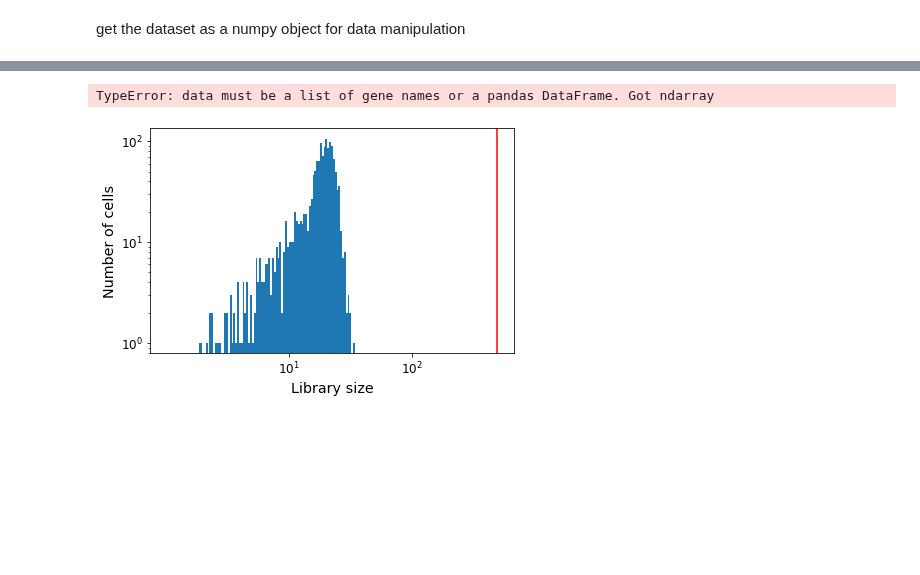
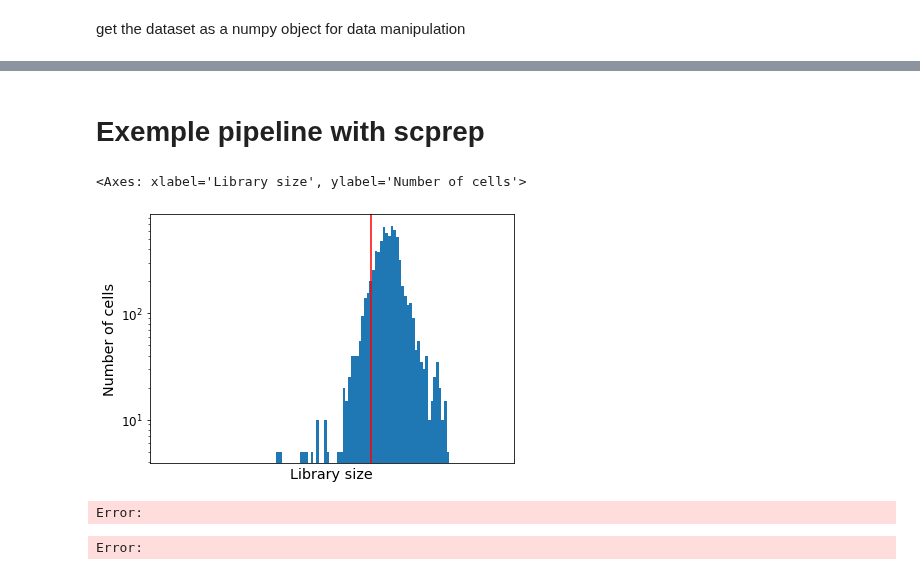
Before and after one commit to aygalic/biosequence_encoding, a Jupyter notebook: src/pipeline_0_data_analysis.ipynb, the cells around one changed output, grey strips where cells are left out. Cells and saved outputs as stored; diff of their text form; code cells hidden in the pictures; blank space fills up the shorter version.

Commit message:
streamline data analysis

```diff
--- a/src/pipeline_0_data_analysis.ipynb
+++ b/src/pipeline_0_data_analysis.ipynb
@@ -81,12 +73,0 @@ def get_names(filename, path = absolute_path):
-# %%
-# here we open a single file passed as "filename" we return a lit of the values names.
-def get_names(filename, path = absolute_path):
-    names = pd.read_csv(os.path.join(path,filename), sep='\t')
-    return [n.split(".")[0] for n in names.Name]
-
-entries = os.listdir(absolute_path)
-entry = entries[17] # "transripts"
-print(entry)
-print(entries[16]) # "genes"
-print(get_names(entry))
-print(len(get_names(entry)))
@@ -97,2 +73,0 @@ PPMI-Phase2-IR2.3330.BL.0003125939.5104-SL-0346.longRNA-NEBKAP.salmon-gtf.transc
-# %%
-symbols = mg.getgenes(get_names(entry), fields='symbol', species='human')
@@ -124,2 +73,0 @@ print(sum([s["notfound"] for s in symbols if "notfound" in s]))
-# %%
-query_result = [s["symbol"] if "symbol" in s else s["query"] for s in symbols ]
@@ -451,0 +357,14 @@ data.shape
+# %%
+# get everything out of TensorFlow back to numpy/pandas
+data = np.concatenate(list(dataset.as_numpy_iterator()), axis=0)
+
+
+if(as_time_series):
+    data = data.reshape(data.shape[0]*data.shape[1], -1)
+    data = pd.DataFrame(data)
+    data.columns = gene_names
+    data.index = np.repeat(index_names, 5, axis=0)
+else:
+    data = pd.DataFrame(data)
+    data.columns = gene_names
+    data.index = filenames
@@ -451,0 +391,2 @@ data.shape
+# %% [markdown]
+# Exemple pipeline with scprep
@@ -451,0 +399,6 @@ data.shape
+# %%
+# Filter by library size to remove background
+scprep.plot.plot_library_size(data, cutoff=50000)
+# %% [output]
+<Axes: xlabel='Library size', ylabel='Number of cells'>
+[figure, added]
@@ -452,26 +407,12 @@ data.shape
 # %%
-import scprep
-# Load data
-#data_path = "~/mydata/my_10X_data"
-#data = scprep.io.load_10X(data_path)
-# Remove empty columns and rows
+# not enough RAM to run
+
+# Filter by mitochondrial expression to remove dead cells
+#mt_genes = scprep.select.get_gene_set(data, starts_with="MT")
+#scprep.plot.plot_gene_set_expression(data, genes=mt_genes, percentile=90)
 
 
-data = scprep.filter.remove_empty_cells(data)
-data = scprep.filter.remove_empty_genes(data)
-# Filter by library size to remove background
-scprep.plot.plot_library_size(data, cutoff=500)
-data = scprep.filter.filter_library_size(data, cutoff=500)
-
-# Filter by mitochondrial expression to remove dead cells
-mt_genes = scprep.select.get_gene_set(data, starts_with="MT")
-scprep.plot.plot_gene_set_expression(data, genes=mt_genes, percentile=90)
-data = scprep.filter.filter_gene_set_expression(data, genes=mt_genes,
-                                                percentile=90)
-# Library size normalize
-data = scprep.normalize.library_size_normalize(data)
-# Square root transform
-data = scprep.transform.sqrt(data)
+#data = scprep.filter.filter_gene_set_expression(data, genes=mt_genes, percentile=90)
 # %% [output]
-TypeError: data must be a list of gene names or a pandas DataFrame. Got ndarray
+Error:
-[figure, removed]
+Error:
```
Also changed, not shown: parts of 36 cells of this notebook, 2 other files.
